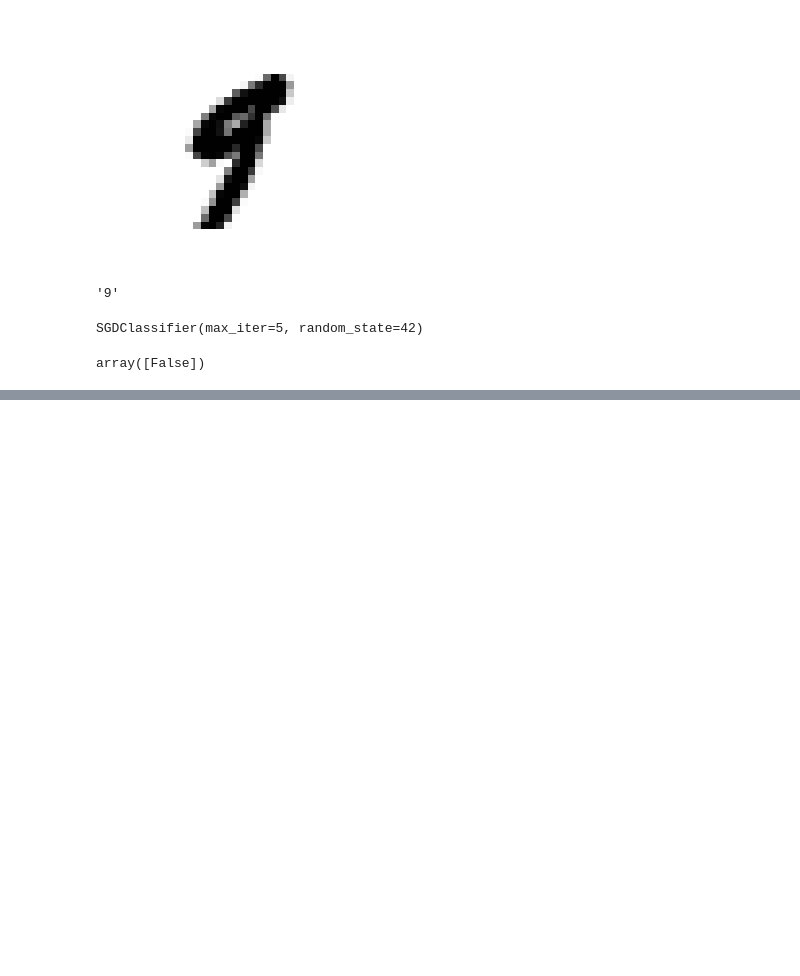
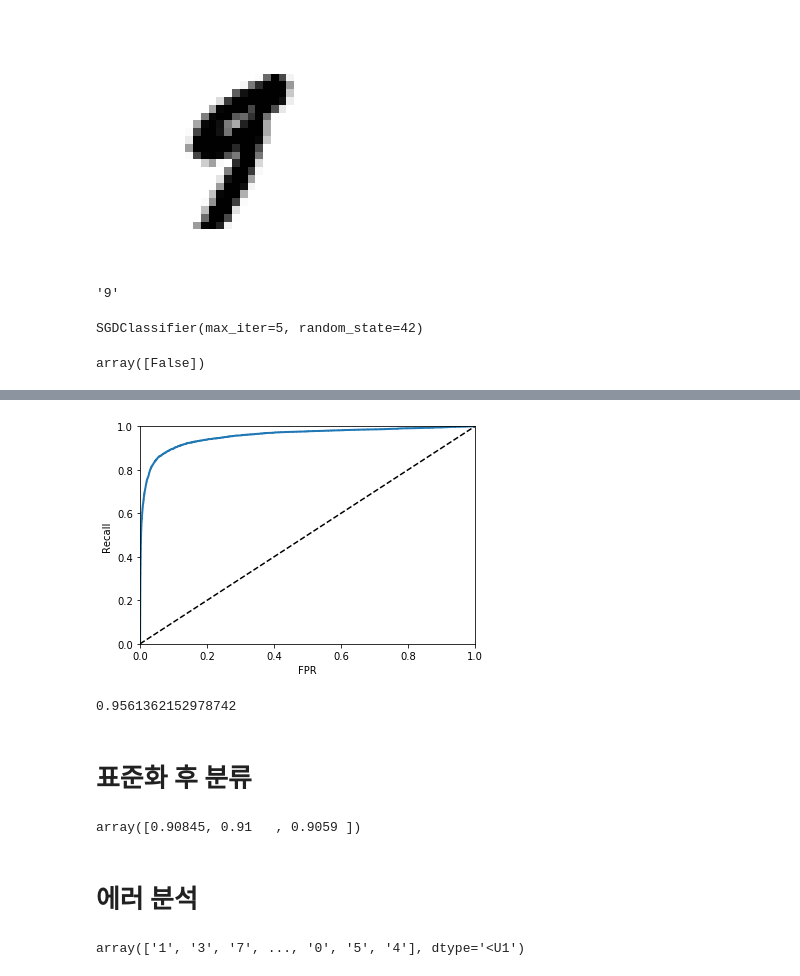
Before and after one commit to sora-12/Self_study, a Jupyter notebook: handson-ml/chap3)MNIST.ipynb, the cells around one changed output, grey strips where cells are left out. Cells and saved outputs as stored; diff of their text form; code cells hidden in the pictures; blank space fills up the shorter version.

```diff
--- a/handson-ml/chap3)MNIST.ipynb
+++ b/handson-ml/chap3)MNIST.ipynb
@@ -66,0 +165,9 @@ array([False])
+# %%
+'''
+ROC 곡선 (   재현율 / FPR ) 양성(예측)-> 음성(실제) / 양성(실제) -> 양성(예측)
+거짓 양성 비율 FPR (False positive rate) / 양성으로 잘못분류된 음성 샘플의 비율 == 1 - 진짜 음성 비율 TNR (True negative rate) / 음성으로 잘 분류
+TNR / 특이도
+'''
+
+from sklearn.metrics import roc_curve
+fpr, tpr, thresholds = roc_curve(y_train_5, y_scores)
@@ -66,0 +179,29 @@ array([False])
+# %%
+def plot_roc_curve(fpr, tpr, label=None):
+    plt.plot(fpr, tpr, linewidth=2, label=label)
+    plt.plot([0,1],[0,1], 'k--')
+    plt.axis([0,1,0,1])
+    plt.xlabel('FPR')
+    plt.ylabel('Recall ')
+
+plot_roc_curve(fpr, tpr)
+plt.show()
+# %% [output]
+[figure, added]
+# %%
+# AUC (ROC 커브 밑 면적 계산)
+from sklearn.metrics import roc_auc_score
+roc_auc_score(y_train_5, y_scores)
+# %% [output]
+0.9561362152978742
+# %% [markdown]
+# 표준화 후 분류
+# %%
+from sklearn.preprocessing import StandardScaler
+scaler = StandardScaler()
+X_train_scaled = scaler.fit_transform(X_train.astype(np.float64))
+cross_val_score(sgd_clf, X_train_scaled, y_train, cv=3, scoring='accuracy')
+# %% [output]
+array([0.90845, 0.91   , 0.9059 ])
+# %% [markdown]
+# 에러 분석
@@ -66,0 +211,4 @@ array([False])
+# %%
+y_train_pred
+# %% [output]
+array(['1', '3', '7', ..., '0', '5', '4'], dtype='<U1')
```
Also changed, not shown: parts of 32 cells of this notebook, 2 other files.
